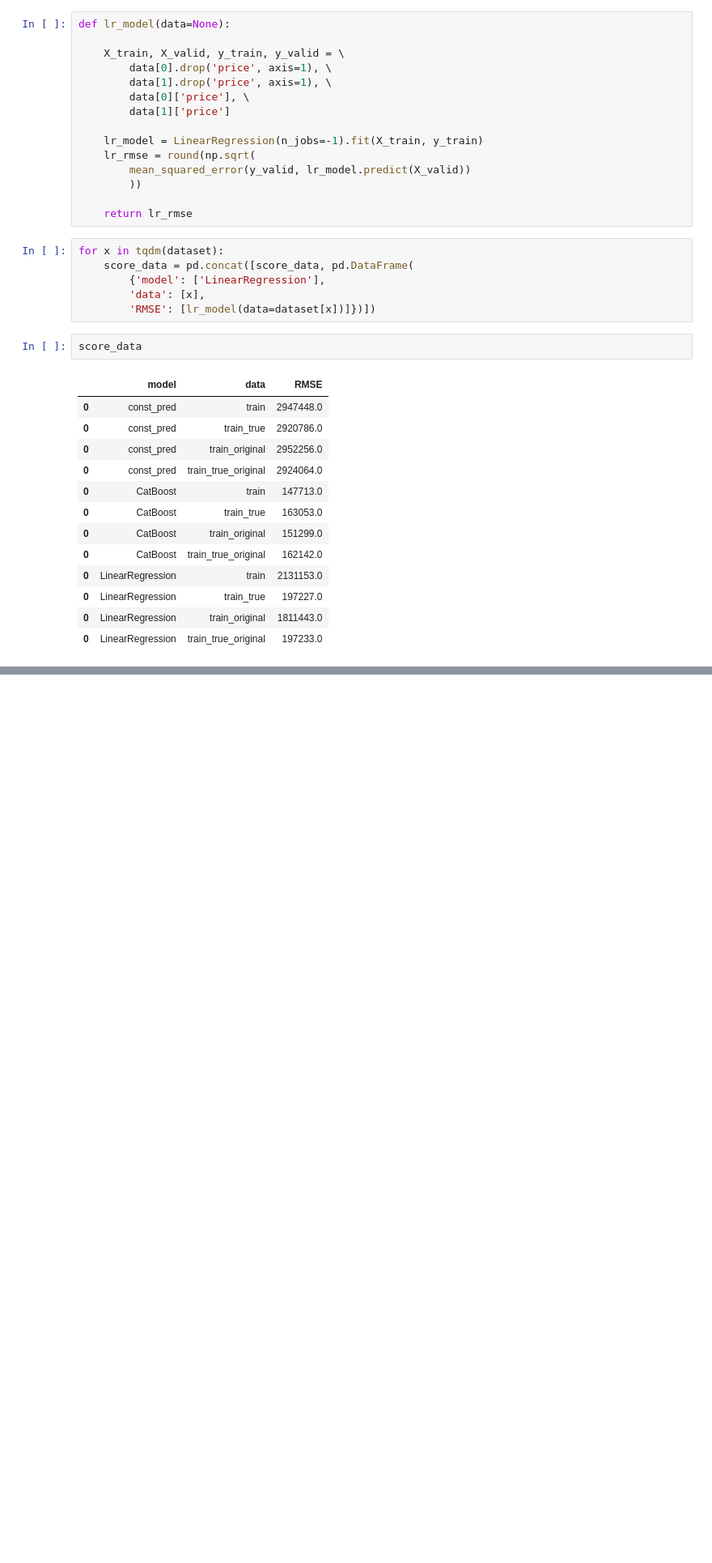
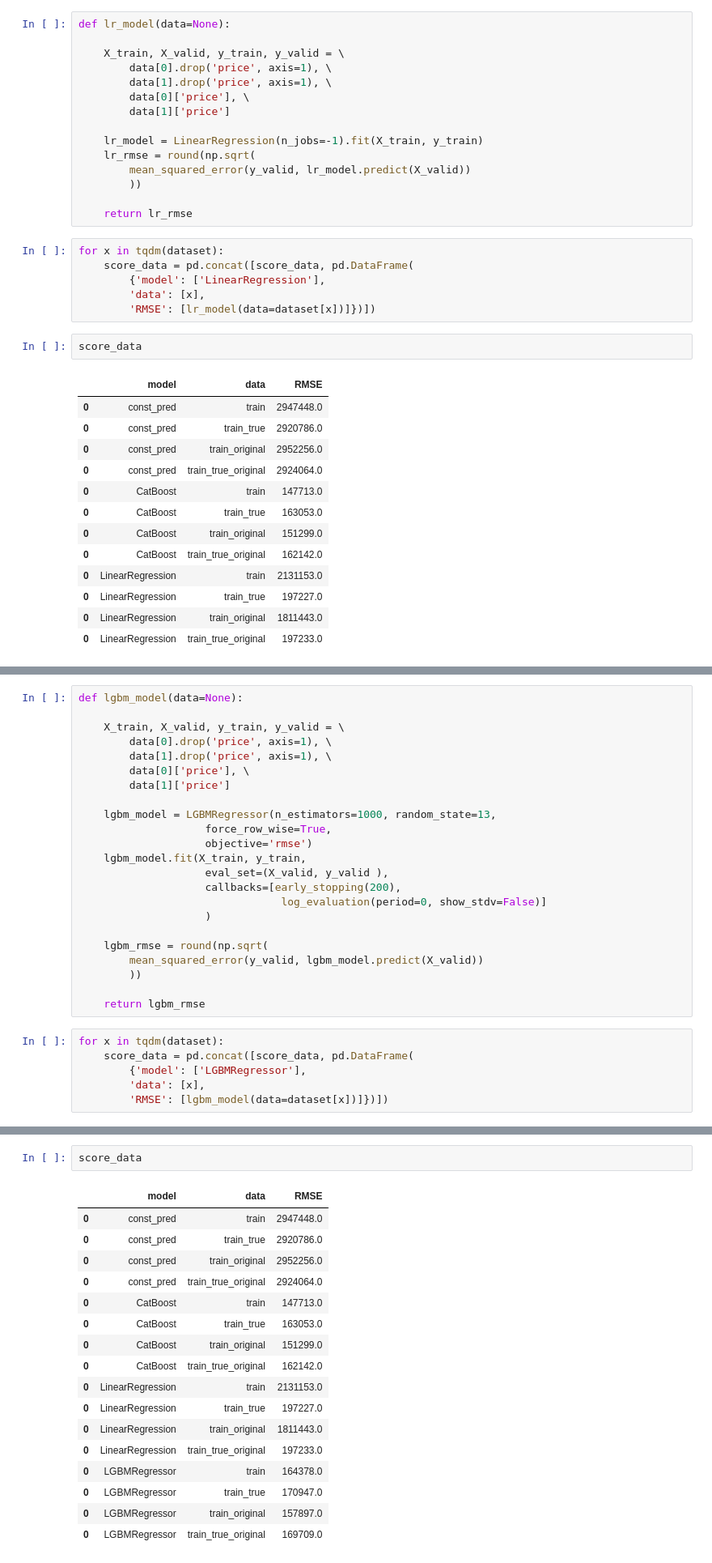
Before and after one commit to keedach/Kaggle, a Jupyter notebook: playground_series_3_6/playground_series_3_6.ipynb, the cells around one changed output, grey strips where cells are left out. Shown at 81% size. Saved outputs shown, nothing was run; the diff lists cells and outputs as text; blank space fills up the shorter version.

Commit message:
Add pred with LGBM all datasets

```diff
--- a/playground_series_3_6/playground_series_3_6.ipynb
+++ b/playground_series_3_6/playground_series_3_6.ipynb
@@ -2000,0 +2005,29 @@ score_data
+# %%
+def lgbm_model(data=None):
+
+    X_train, X_valid, y_train, y_valid = \
+        data[0].drop('price', axis=1), \
+        data[1].drop('price', axis=1), \
+        data[0]['price'], \
+        data[1]['price']
+
+    lgbm_model = LGBMRegressor(n_estimators=1000, random_state=13,
+                    force_row_wise=True,
+                    objective='rmse')
+    lgbm_model.fit(X_train, y_train,
+                    eval_set=(X_valid, y_valid ),
+                    callbacks=[early_stopping(200),
+                                log_evaluation(period=0, show_stdv=False)]
+                    )
+
+    lgbm_rmse = round(np.sqrt(
+        mean_squared_error(y_valid, lgbm_model.predict(X_valid))
+        ))
+
+    return lgbm_rmse
+# %%
+for x in tqdm(dataset):
+    score_data = pd.concat([score_data, pd.DataFrame(
+        {'model': ['LGBMRegressor'],
+        'data': [x],
+        'RMSE': [lgbm_model(data=dataset[x])]})])
@@ -2000,0 +2047,20 @@ score_data
+# %%
+score_data
+# %% [output]
+|  | model | data | RMSE |
+| 0 | const_pred | train | 2947448.0 |
+| 0 | const_pred | train_true | 2920786.0 |
+| 0 | const_pred | train_original | 2952256.0 |
+| 0 | const_pred | train_true_original | 2924064.0 |
+| 0 | CatBoost | train | 147713.0 |
+| 0 | CatBoost | train_true | 163053.0 |
+| 0 | CatBoost | train_original | 151299.0 |
+| 0 | CatBoost | train_true_original | 162142.0 |
+| 0 | LinearRegression | train | 2131153.0 |
+| 0 | LinearRegression | train_true | 197227.0 |
+| 0 | LinearRegression | train_original | 1811443.0 |
+| 0 | LinearRegression | train_true_original | 197233.0 |
+| 0 | LGBMRegressor | train | 164378.0 |
+| 0 | LGBMRegressor | train_true | 170947.0 |
+| 0 | LGBMRegressor | train_original | 157897.0 |
+| 0 | LGBMRegressor | train_true_original | 169709.0 |
```
Also changed, not shown: parts of 4 cells of this notebook.
